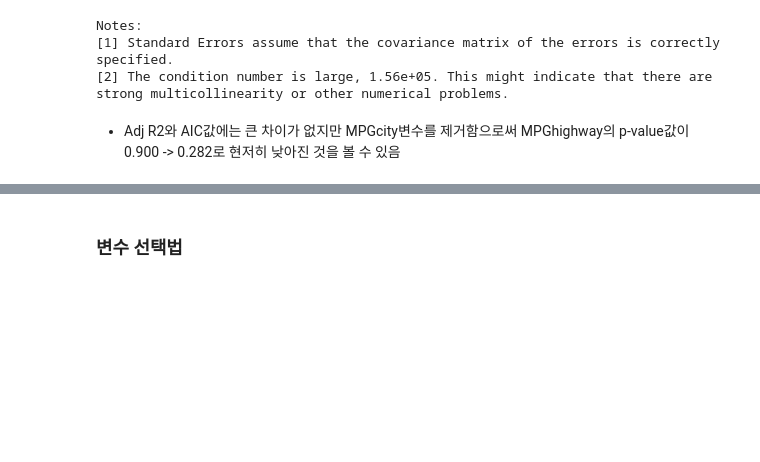
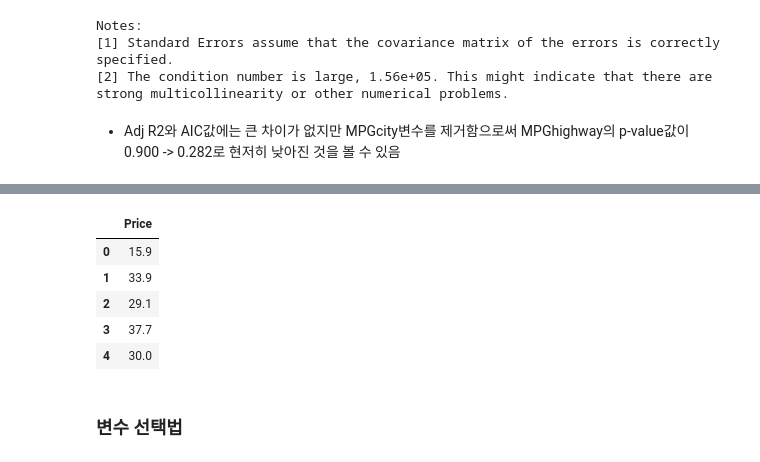
Before and after one commit to sai-with/ADP_prac, a Jupyter notebook: statics/LinearReg.ipynb, the cells around one changed output, grey strips where cells are left out. Cells and saved outputs as stored; diff of their text form; code cells hidden in the pictures; blank space fills up the shorter version.

```diff
--- a/statics/LinearReg.ipynb
+++ b/statics/LinearReg.ipynb
@@ -265,3 +276,12 @@ strong multicollinearity or other numerical problems.
+# %%
+y.head()
+# %% [output]
+|  | Price |
+| 0 | 15.9 |
+| 1 | 33.9 |
+| 2 | 29.1 |
+| 3 | 37.7 |
+| 4 | 30.0 |
 # %% [markdown]
 ### 변수 선택법
 # %%
```
Also changed, not shown: parts of 8 cells of this notebook, 1 other file.
